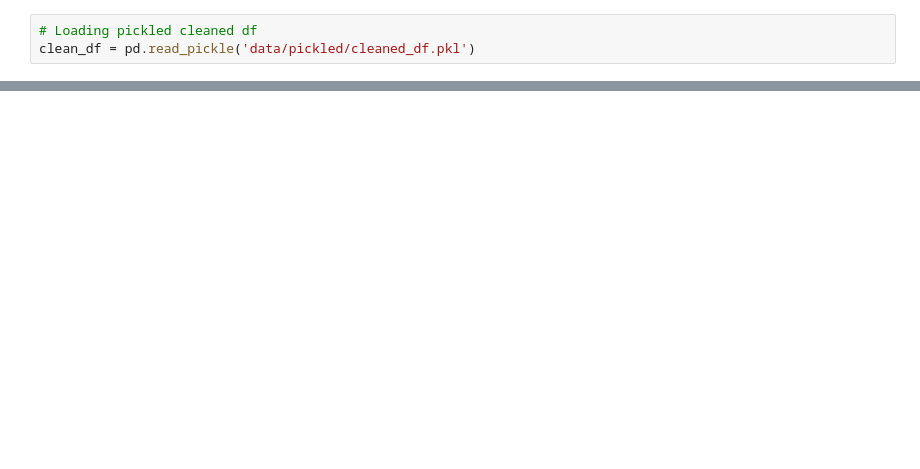
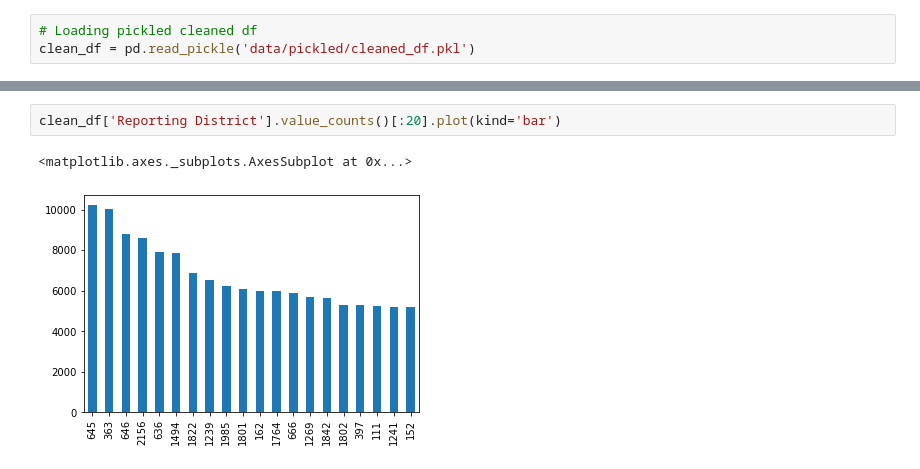
Before and after one commit to sidneykung/LA_crime_forecasting, a Jupyter notebook: eda_lhamu.ipynb, the cells around one changed output, grey strips where cells are left out. Drawn from its saved outputs; the diff is of its cells as text; blank space fills up the shorter version.

```diff
--- a/eda_lhamu.ipynb
+++ b/eda_lhamu.ipynb
@@ -36,0 +26,5 @@ status_dict
+# %%
+clean_df['Reporting District'].value_counts()[:20].plot(kind='bar')
+# %% [output]
+<matplotlib.axes._subplots.AxesSubplot at 0x...>
+[figure, added]
```
Also changed, not shown: parts of 21 cells of this notebook.
